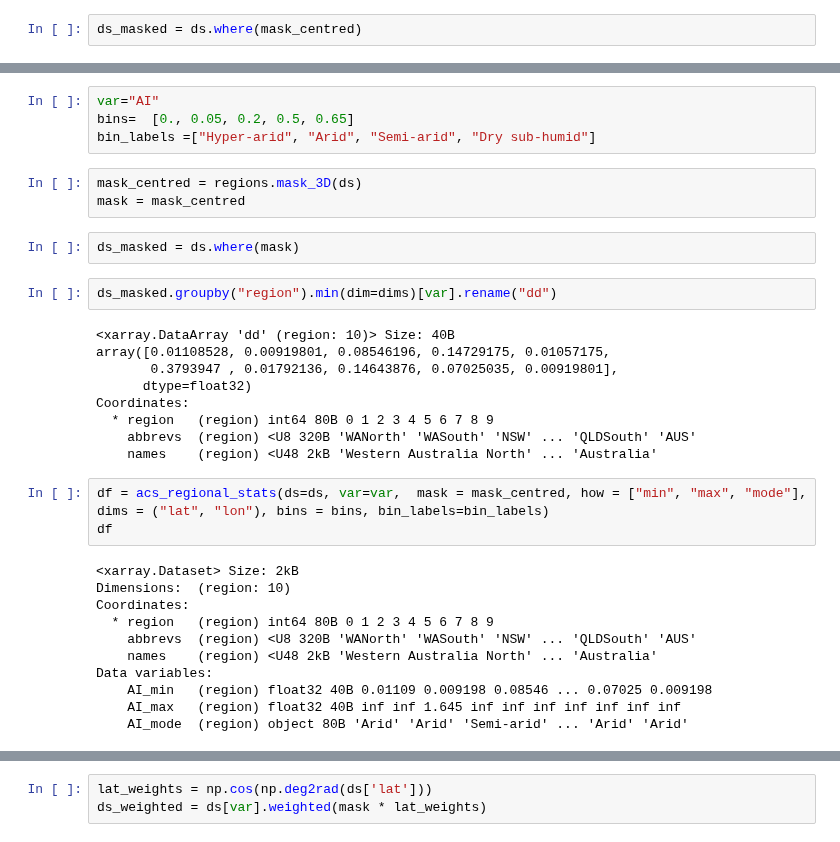
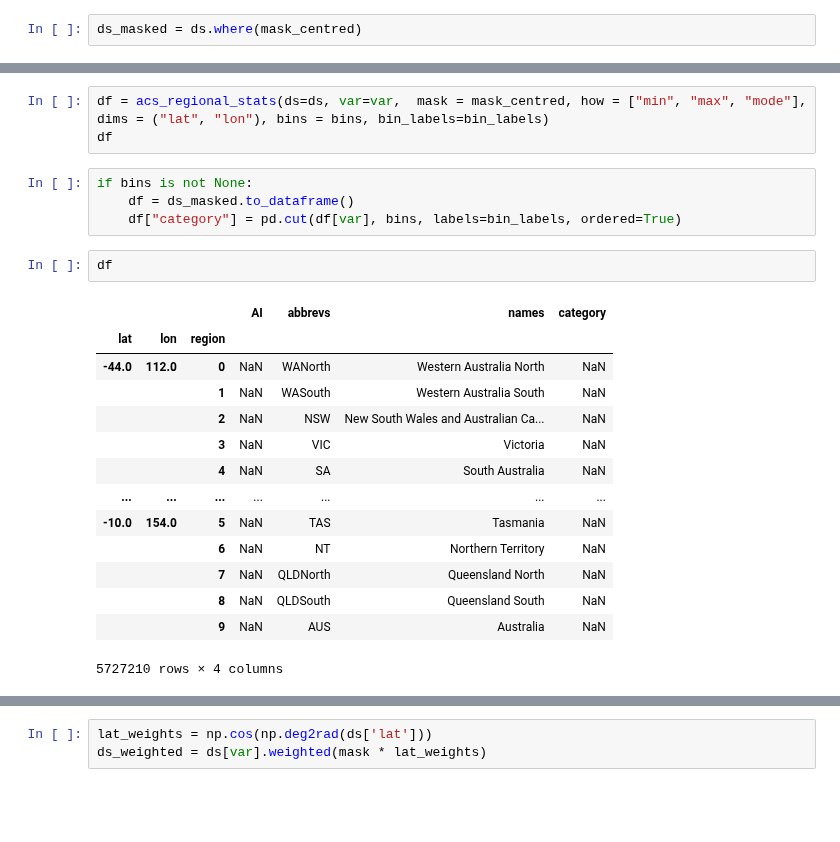
Before and after one commit to AusClimateService/plotting_maps, a Jupyter notebook: area_statistics.ipynb, the cells around one changed output, grey strips where cells are left out. Saved outputs shown, nothing was run; the diff lists cells and outputs as text; blank space fills up the shorter version.

```diff
--- a/area_statistics.ipynb
+++ b/area_statistics.ipynb
@@ -264,37 +249,27 @@ dims=("lat", "lon")
-# %%
-var="AI"
-bins=  [0., 0.05, 0.2, 0.5, 0.65]
-bin_labels =["Hyper-arid", "Arid", "Semi-arid", "Dry sub-humid"]
-# %%
-mask_centred = regions.mask_3D(ds)
-mask = mask_centred
-# %%
-ds_masked = ds.where(mask)
-# %%
-ds_masked.groupby("region").min(dim=dims)[var].rename("dd")
-# %% [output]
-<xarray.DataArray 'dd' (region: 10)> Size: 40B
-array([0.01108528, 0.00919801, 0.08546196, 0.14729175, 0.01057175,
-       0.3793947 , 0.01792136, 0.14643876, 0.07025035, 0.00919801],
-      dtype=float32)
-Coordinates:
-  * region   (region) int64 80B 0 1 2 3 4 5 6 7 8 9
-    abbrevs  (region) <U8 320B 'WANorth' 'WASouth' 'NSW' ... 'QLDSouth' 'AUS'
-    names    (region) <U48 2kB 'Western Australia North' ... 'Australia'
 # %%
 df = acs_regional_stats(ds=ds, var=var,  mask = mask_centred, how = ["min", "max", "mode"], dims = ("lat", "lon"), bins = bins, bin_labels=bin_labels)
 df
-# %% [output]
-<xarray.Dataset> Size: 2kB
-Dimensions:  (region: 10)
-Coordinates:
-  * region   (region) int64 80B 0 1 2 3 4 5 6 7 8 9
-    abbrevs  (region) <U8 320B 'WANorth' 'WASouth' 'NSW' ... 'QLDSouth' 'AUS'
-    names    (region) <U48 2kB 'Western Australia North' ... 'Australia'
-Data variables:
-    AI_min   (region) float32 40B 0.01109 0.009198 0.08546 ... 0.07025 0.009198
-    AI_max   (region) float32 40B inf inf 1.645 inf inf inf inf inf inf inf
-    AI_mode  (region) object 80B 'Arid' 'Arid' 'Semi-arid' ... 'Arid' 'Arid'
+# %%
+if bins is not None:
+    df = ds_masked.to_dataframe()
+    df["category"] = pd.cut(df[var], bins, labels=bin_labels, ordered=True)
+# %%
+df
+# %% [output]
+|  |  |  | AI | abbrevs | names | category |
+| lat | lon | region |  |  |  |  |
+| -44.0 | 112.0 | 0 | NaN | WANorth | Western Australia North | NaN |
+|  |  | 1 | NaN | WASouth | Western Australia South | NaN |
+|  |  | 2 | NaN | NSW | New South Wales and Australian Ca... | NaN |
+|  |  | 3 | NaN | VIC | Victoria | NaN |
+|  |  | 4 | NaN | SA | South Australia | NaN |
+| ... | ... | ... | ... | ... | ... | ... |
+| -10.0 | 154.0 | 5 | NaN | TAS | Tasmania | NaN |
+|  |  | 6 | NaN | NT | Northern Territory | NaN |
+|  |  | 7 | NaN | QLDNorth | Queensland North | NaN |
+|  |  | 8 | NaN | QLDSouth | Queensland South | NaN |
+|  |  | 9 | NaN | AUS | Australia | NaN |
+5727210 rows × 4 columns
 # %%
 ds_weighted = ds[var].weighted(mask)
 dims=("lat", "lon")
```
Also changed, not shown: parts of 12 cells of this notebook.
